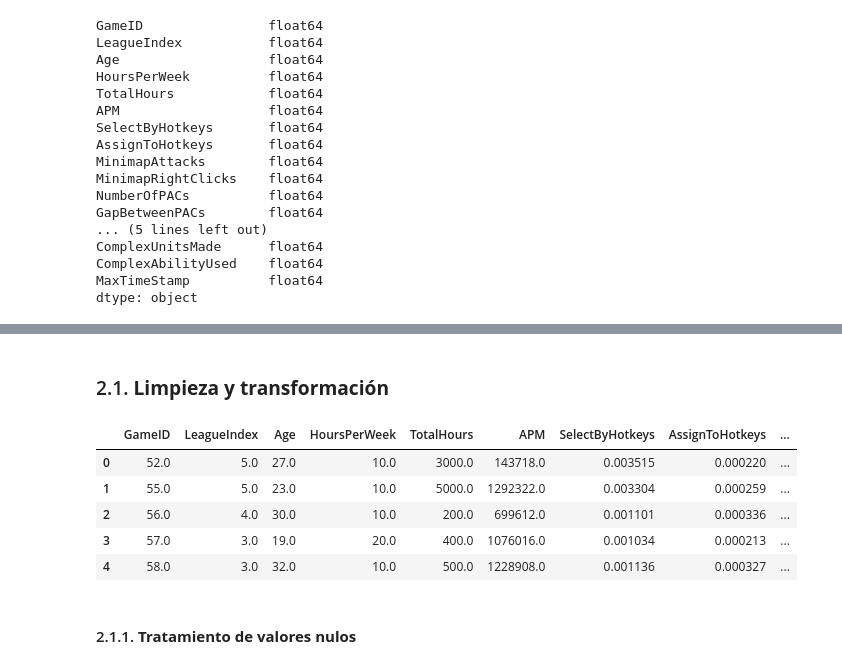
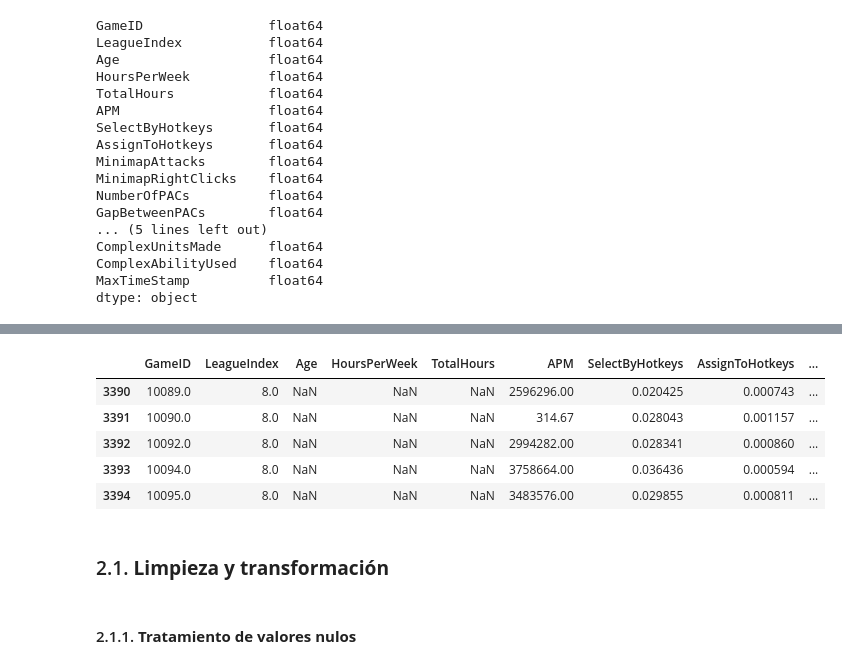
Before and after one commit to CristobalCabezas/datamining_duoc2024, a Jupyter notebook: EA1/Evaulacion1.ipynb, the cells around one changed output, grey strips where cells are left out. Drawn from its saved outputs; the diff is of its cells as text; code cells hidden in the pictures.

```diff
--- a/EA1/Evaulacion1.ipynb
+++ b/EA1/Evaulacion1.ipynb
@@ -102,14 +152,14 @@ dtype: object
+# %%
+sc2DF.tail()
+# %% [output]
+|  | GameID | LeagueIndex | Age | HoursPerWeek | TotalHours | APM | SelectByHotkeys | AssignToHotkeys | ... |
+| 3390 | 10089.0 | 8.0 | NaN | NaN | NaN | 2596296.00 | 0.020425 | 0.000743 | ... |
+| 3391 | 10090.0 | 8.0 | NaN | NaN | NaN | 314.67 | 0.028043 | 0.001157 | ... |
+| 3392 | 10092.0 | 8.0 | NaN | NaN | NaN | 2994282.00 | 0.028341 | 0.000860 | ... |
+| 3393 | 10094.0 | 8.0 | NaN | NaN | NaN | 3758664.00 | 0.036436 | 0.000594 | ... |
+| 3394 | 10095.0 | 8.0 | NaN | NaN | NaN | 3483576.00 | 0.029855 | 0.000811 | ... |
 # %% [markdown]
 ### 2.1. **Limpieza y transformación**
-# %%
-sc2DF.head()
-# %% [output]
-|  | GameID | LeagueIndex | Age | HoursPerWeek | TotalHours | APM | SelectByHotkeys | AssignToHotkeys | ... |
-| 0 | 52.0 | 5.0 | 27.0 | 10.0 | 3000.0 | 143718.0 | 0.003515 | 0.000220 | ... |
-| 1 | 55.0 | 5.0 | 23.0 | 10.0 | 5000.0 | 1292322.0 | 0.003304 | 0.000259 | ... |
-| 2 | 56.0 | 4.0 | 30.0 | 10.0 | 200.0 | 699612.0 | 0.001101 | 0.000336 | ... |
-| 3 | 57.0 | 3.0 | 19.0 | 20.0 | 400.0 | 1076016.0 | 0.001034 | 0.000213 | ... |
-| 4 | 58.0 | 3.0 | 32.0 | 10.0 | 500.0 | 1228908.0 | 0.001136 | 0.000327 | ... |
 # %% [markdown]
 #### 2.1.1. **Tratamiento de valores nulos**
 # %%
```
Also changed, not shown: parts of 20 cells of this notebook.
